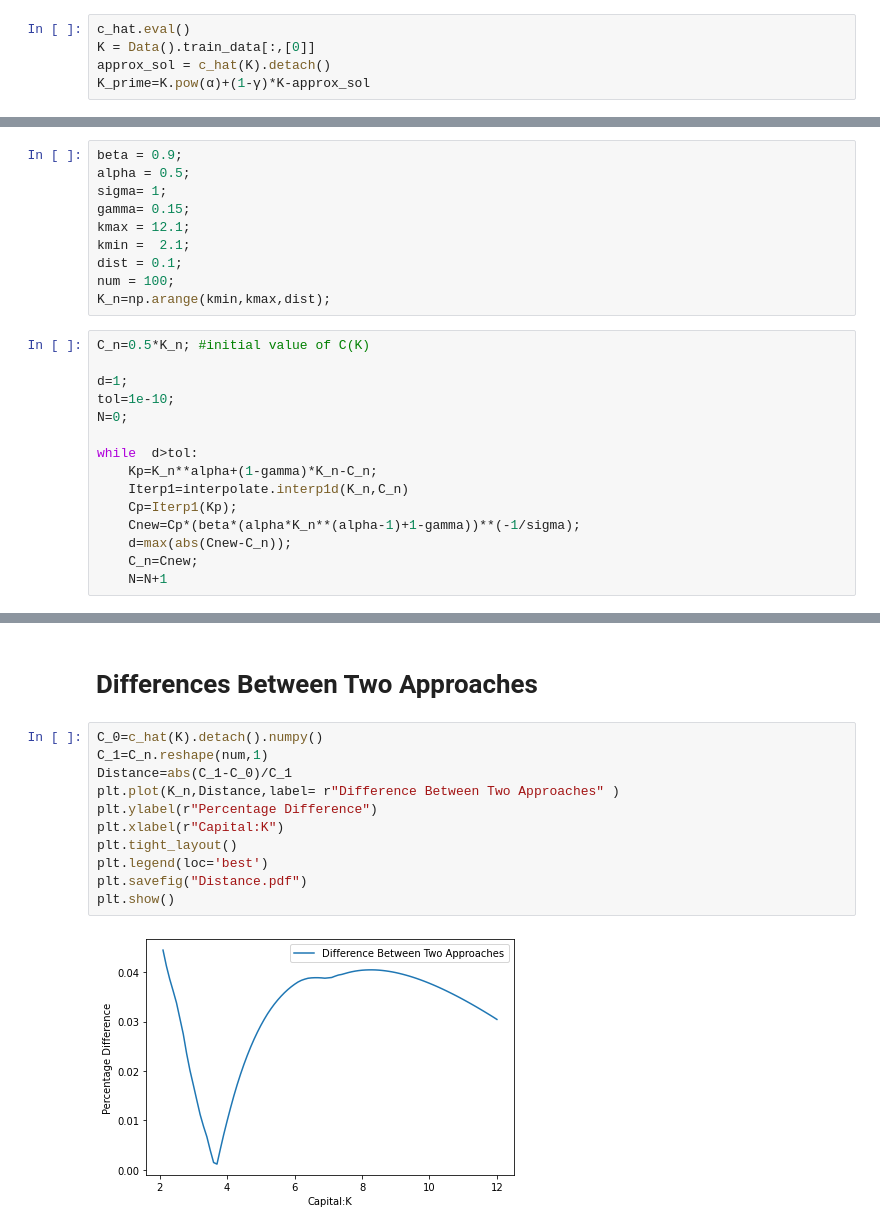
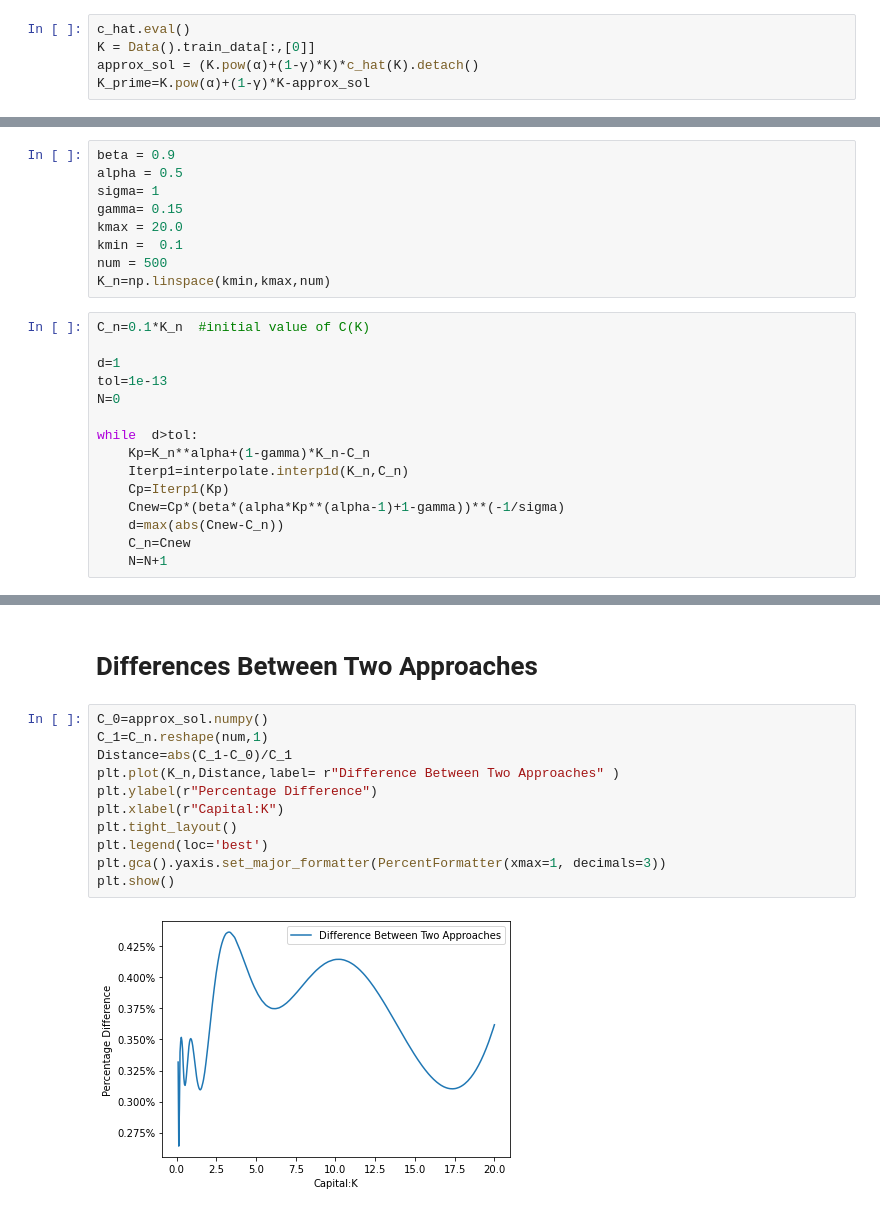
Before and after one commit to SiyuChen-GitHub/Exercises, a Jupyter notebook: NeoGrowth.ipynb, the cells around one changed output, grey strips where cells are left out. Drawn from its saved outputs; the diff is of its cells as text.

```diff
--- a/NeoGrowth.ipynb
+++ b/NeoGrowth.ipynb
@@ -139,5 +146,5 @@ epoch: 1000 , MSE Euler Residuals: 2.26e-05
 # %%
 c_hat.eval()
 K = Data().train_data[:,[0]]
-approx_sol = c_hat(K).detach()
+approx_sol = (K.pow(α)+(1-γ)*K)*c_hat(K).detach()
 K_prime=K.pow(α)+(1-γ)*K-approx_sol
@@ -176,25 +153,24 @@ from scipy import interpolate
 # %%
-beta = 0.9;
-alpha = 0.5;
-sigma= 1;
-gamma= 0.15;
-kmax = 12.1;
-kmin =  2.1;
-dist = 0.1;
-num = 100;
-K_n=np.arange(kmin,kmax,dist);
+beta = 0.9
+alpha = 0.5
+sigma= 1
+gamma= 0.15
+kmax = 20.0
+kmin =  0.1
+num = 500
+K_n=np.linspace(kmin,kmax,num)
 # %%
-C_n=0.5*K_n; #initial value of C(K)
+C_n=0.1*K_n  #initial value of C(K)
 
-d=1;
-tol=1e-10;
-N=0;
+d=1
+tol=1e-13
+N=0
 
 while  d>tol:
-    Kp=K_n**alpha+(1-gamma)*K_n-C_n;
+    Kp=K_n**alpha+(1-gamma)*K_n-C_n
     Iterp1=interpolate.interp1d(K_n,C_n)
-    Cp=Iterp1(Kp);
-    Cnew=Cp*(beta*(alpha*K_n**(alpha-1)+1-gamma))**(-1/sigma);
-    d=max(abs(Cnew-C_n));
-    C_n=Cnew;
+    Cp=Iterp1(Kp)
+    Cnew=Cp*(beta*(alpha*Kp**(alpha-1)+1-gamma))**(-1/sigma)
+    d=max(abs(Cnew-C_n))
+    C_n=Cnew
     N=N+1
@@ -226,15 +202,15 @@ plt.show()
 # %% [markdown]
 # Differences Between Two Approaches
 # %%
-C_0=c_hat(K).detach().numpy()
+C_0=approx_sol.numpy()
 C_1=C_n.reshape(num,1)
 Distance=abs(C_1-C_0)/C_1
 plt.plot(K_n,Distance,label= r"Difference Between Two Approaches" )
 plt.ylabel(r"Percentage Difference")
 plt.xlabel(r"Capital:K")
 plt.tight_layout()
 plt.legend(loc='best')
-plt.savefig("Distance.pdf")
+plt.gca().yaxis.set_major_formatter(PercentFormatter(xmax=1, decimals=3))
 plt.show()
 # %% [output]
-[figure, old version]
+[figure, new version]
```
Also changed, not shown: parts of 15 cells of this notebook.
